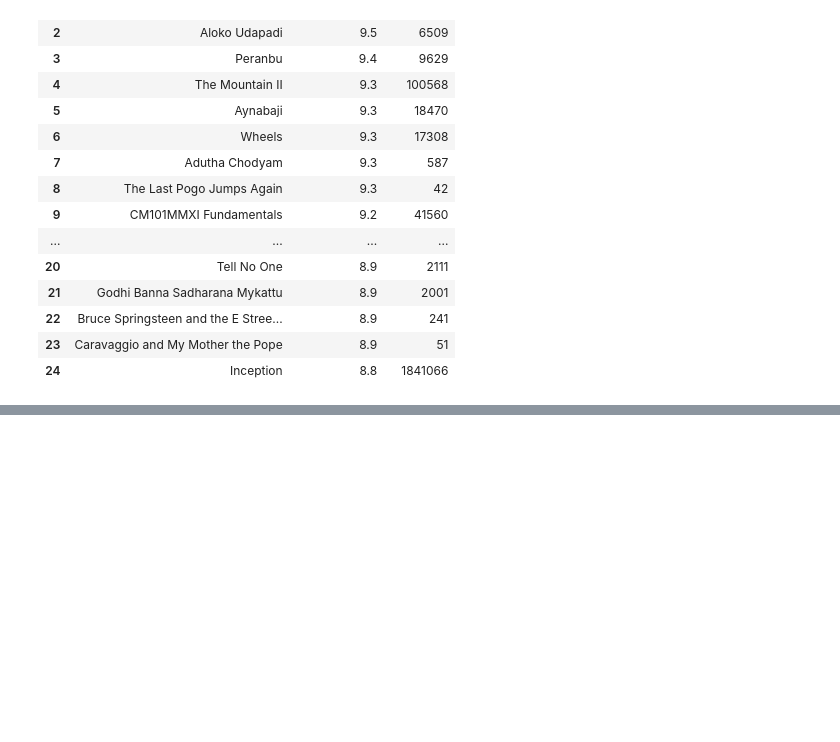
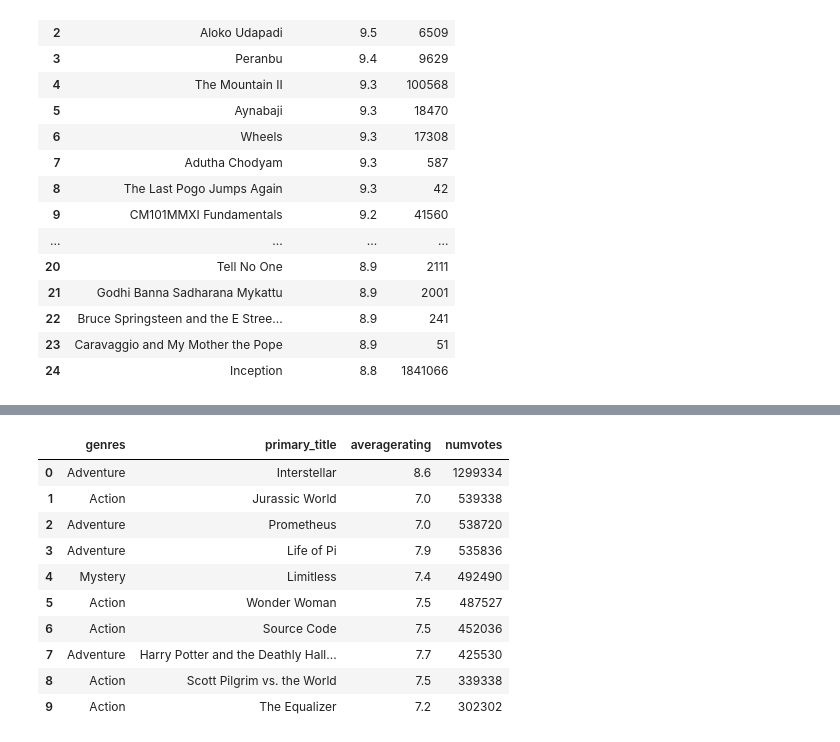
Before and after one commit to pyamin1878/Movie-Project, a Jupyter notebook: Notebooks/student_working_notebook_pat.ipynb, the cells around one changed output, grey strips where cells are left out. Cells and saved outputs as stored; diff of their text form; code cells hidden in the pictures; blank space fills up the shorter version.

```diff
--- a/Notebooks/student_working_notebook_pat.ipynb
+++ b/Notebooks/student_working_notebook_pat.ipynb
@@ -175,10 +149,11 @@ FROM movie_basics
 # %%
 df = pd.read_sql("""
 
-SELECT *
+SELECT DISTINCT genres, primary_title, averagerating, numvotes
 FROM movie_basics
-
-
-
+JOIN movie_ratings
+   USING(movie_id)
+GROUP BY genres
+ORDER BY numvotes DESC
 
 """, conn)
@@ -185,4 +176,6 @@ FROM movie_basics
 # %%
 df['genres'] = df['genres'].str.split(',')
+# %%
+df = df[df['genres'].notnull()]
 # %%
 df = df.explode('genres')
@@ -198,0 +182,2 @@ array(['Action', 'Crime', 'Drama', 'Biography', 'Comedy', 'Fantasy',
+# %%
+df = df.drop_duplicates(subset=['primary_title'])
@@ -214,0 +190,14 @@ df
+# %%
+df.head(10)
+# %% [output]
+|  | genres | primary_title | averagerating | numvotes |
+| 0 | Adventure | Interstellar | 8.6 | 1299334 |
+| 1 | Action | Jurassic World | 7.0 | 539338 |
+| 2 | Adventure | Prometheus | 7.0 | 538720 |
+| 3 | Adventure | Life of Pi | 7.9 | 535836 |
+| 4 | Mystery | Limitless | 7.4 | 492490 |
+| 5 | Action | Wonder Woman | 7.5 | 487527 |
+| 6 | Action | Source Code | 7.5 | 452036 |
+| 7 | Adventure | Harry Potter and the Deathly Hall... | 7.7 | 425530 |
+| 8 | Action | Scott Pilgrim vs. the World | 7.5 | 339338 |
+| 9 | Action | The Equalizer | 7.2 | 302302 |
```
Also changed, not shown: parts of 10 cells of this notebook.
